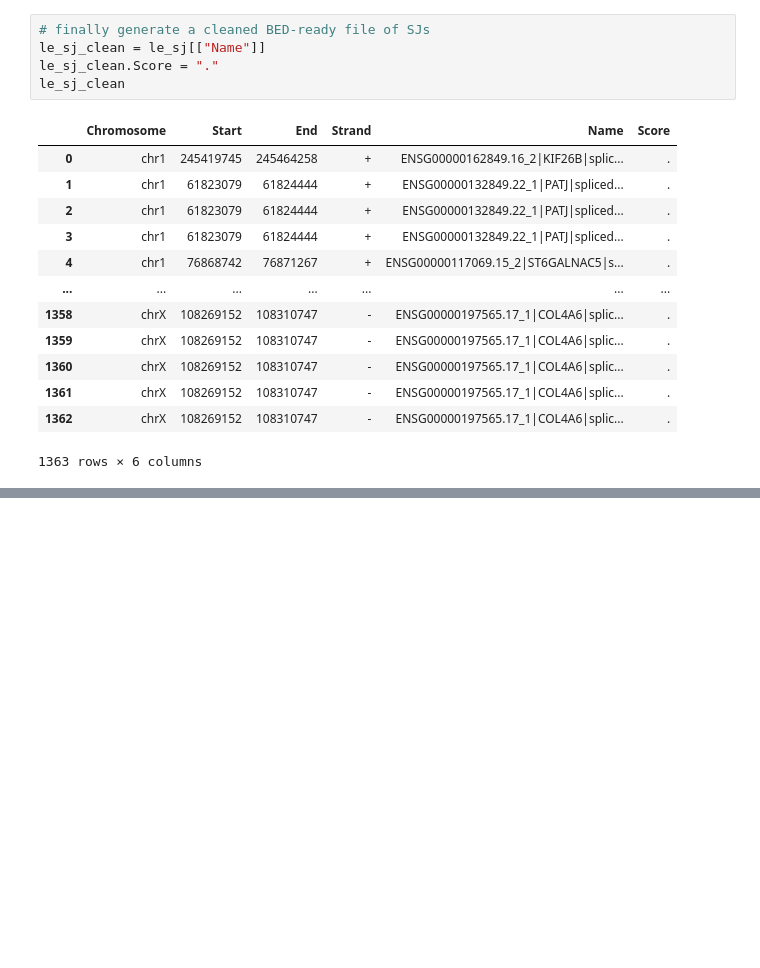
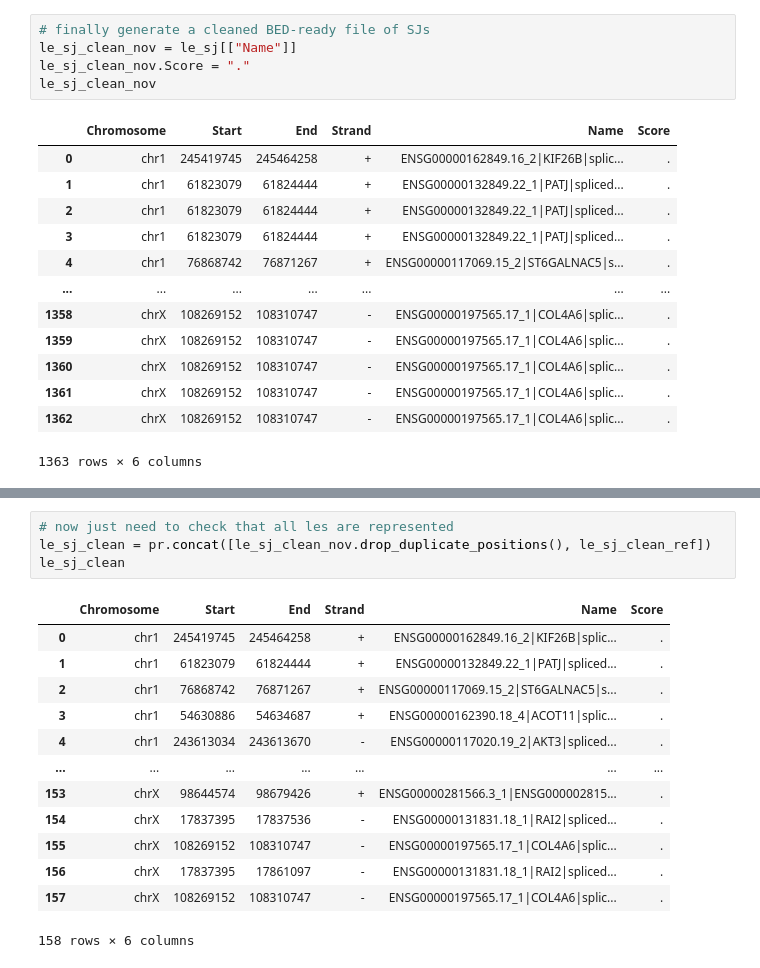
Before and after one commit to frattalab/tdp43-apa, a Jupyter notebook: postmortem/scripts/last_exons_to_sj.ipynb, the cells around one changed output, grey strips where cells are left out. Cells and saved outputs as stored; diff of their text form; blank space fills up the shorter version.

```diff
--- a/postmortem/scripts/last_exons_to_sj.ipynb
+++ b/postmortem/scripts/last_exons_to_sj.ipynb
@@ -166,9 +166,9 @@ le_sj
 1363 rows × 15 columns
 # %%
 # finally generate a cleaned BED-ready file of SJs
-le_sj_clean = le_sj[["Name"]]
-le_sj_clean.Score = "."
-le_sj_clean
+le_sj_clean_nov = le_sj[["Name"]]
+le_sj_clean_nov.Score = "."
+le_sj_clean_nov
 # %% [output]
 |  | Chromosome | Start | End | Strand | Name | Score |
 | 0 | chr1 | 245419745 | 245464258 | + | ENSG00000162849.16_2|KIF26B|splic... | . |
@@ -185,0 +239,18 @@ le_sj_clean
+# %%
+# now just need to check that all les are represented
+le_sj_clean = pr.concat([le_sj_clean_nov.drop_duplicate_positions(), le_sj_clean_ref])
+le_sj_clean
+# %% [output]
+|  | Chromosome | Start | End | Strand | Name | Score |
+| 0 | chr1 | 245419745 | 245464258 | + | ENSG00000162849.16_2|KIF26B|splic... | . |
+| 1 | chr1 | 61823079 | 61824444 | + | ENSG00000132849.22_1|PATJ|spliced... | . |
+| 2 | chr1 | 76868742 | 76871267 | + | ENSG00000117069.15_2|ST6GALNAC5|s... | . |
+| 3 | chr1 | 54630886 | 54634687 | + | ENSG00000162390.18_4|ACOT11|splic... | . |
+| 4 | chr1 | 243613034 | 243613670 | - | ENSG00000117020.19_2|AKT3|spliced... | . |
+| ... | ... | ... | ... | ... | ... | ... |
+| 153 | chrX | 98644574 | 98679426 | + | ENSG00000281566.3_1|ENSG000002815... | . |
+| 154 | chrX | 17837395 | 17837536 | - | ENSG00000131831.18_1|RAI2|spliced... | . |
+| 155 | chrX | 108269152 | 108310747 | - | ENSG00000197565.17_1|COL4A6|splic... | . |
+| 156 | chrX | 17837395 | 17861097 | - | ENSG00000131831.18_1|RAI2|spliced... | . |
+| 157 | chrX | 108269152 | 108310747 | - | ENSG00000197565.17_1|COL4A6|splic... | . |
+158 rows × 6 columns
```
Also changed, not shown: parts of 14 cells of this notebook.
